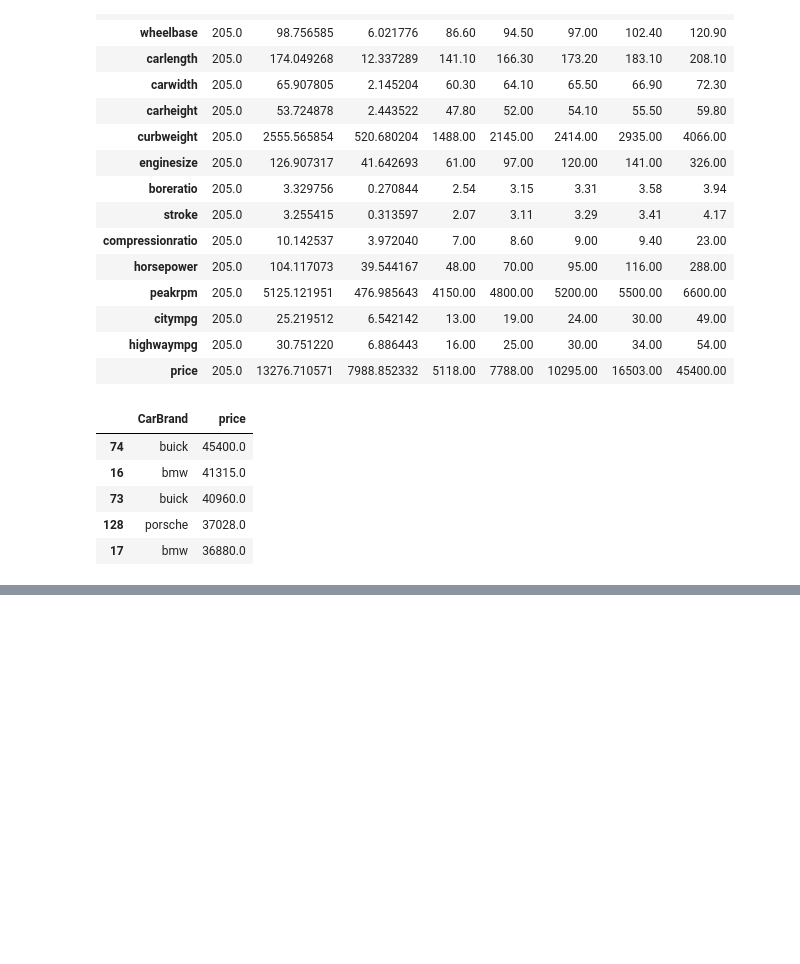
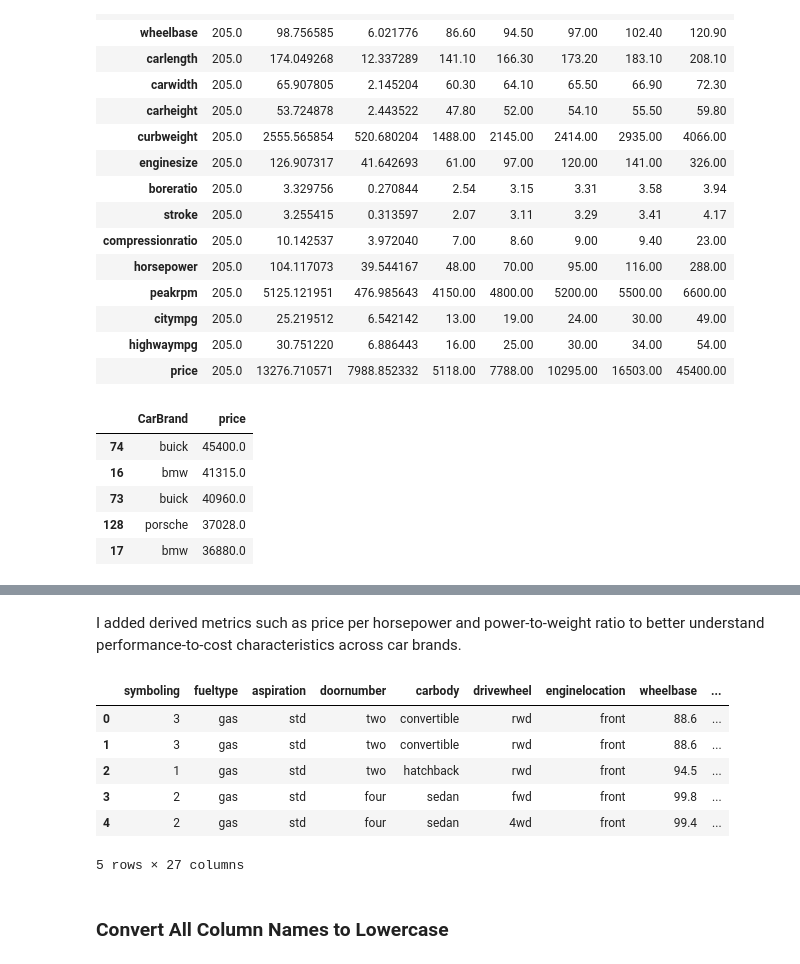
Before and after one commit to bitandrei/Car-Price-Analysis, a Jupyter notebook: jupyter_notebooks/data_investigation.ipynb, the cells around one changed output, grey strips where cells are left out. Cells and saved outputs as stored; diff of their text form; code cells hidden in the pictures; blank space fills up the shorter version.

```diff
--- a/jupyter_notebooks/data_investigation.ipynb
+++ b/jupyter_notebooks/data_investigation.ipynb
@@ -186,0 +201,11 @@ df[['CarBrand', 'price']].sort_values(by='price', ascending=False).head()
+# %%
+#Identify all text columns (type = object)
+cat_cols = df.select_dtypes(include='object').columns
+
+#Loop through each and apply text cleaning
+for col in cat_cols:
+    df[col] = df[col].str.lower().str.strip()
+
+# Check the cleaned values
+for col in cat_cols:
+    print(f"Unique values in {col}: {df[col].unique()}\n")
@@ -186,0 +253,17 @@ df[['CarBrand', 'price']].sort_values(by='price', ascending=False).head()
+# %% [markdown]
+I added derived metrics such as price per horsepower and power-to-weight ratio to better understand performance-to-cost characteristics across car brands.
+# %%
+# Create new columns based on existing ones
+df['price_per_hp'] = df['price'] / df['horsepower']
+df['power_to_weight'] = df['horsepower'] / df['curbweight']
+df.head(5)
+# %% [output]
+|  | symboling | fueltype | aspiration | doornumber | carbody | drivewheel | enginelocation | wheelbase | ... |
+| 0 | 3 | gas | std | two | convertible | rwd | front | 88.6 | ... |
+| 1 | 3 | gas | std | two | convertible | rwd | front | 88.6 | ... |
+| 2 | 1 | gas | std | two | hatchback | rwd | front | 94.5 | ... |
+| 3 | 2 | gas | std | four | sedan | fwd | front | 99.8 | ... |
+| 4 | 2 | gas | std | four | sedan | 4wd | front | 99.4 | ... |
+5 rows × 27 columns
+# %% [markdown]
+### Convert All Column Names to Lowercase
```
Also changed, not shown: parts of 19 cells of this notebook, 1 other file.
